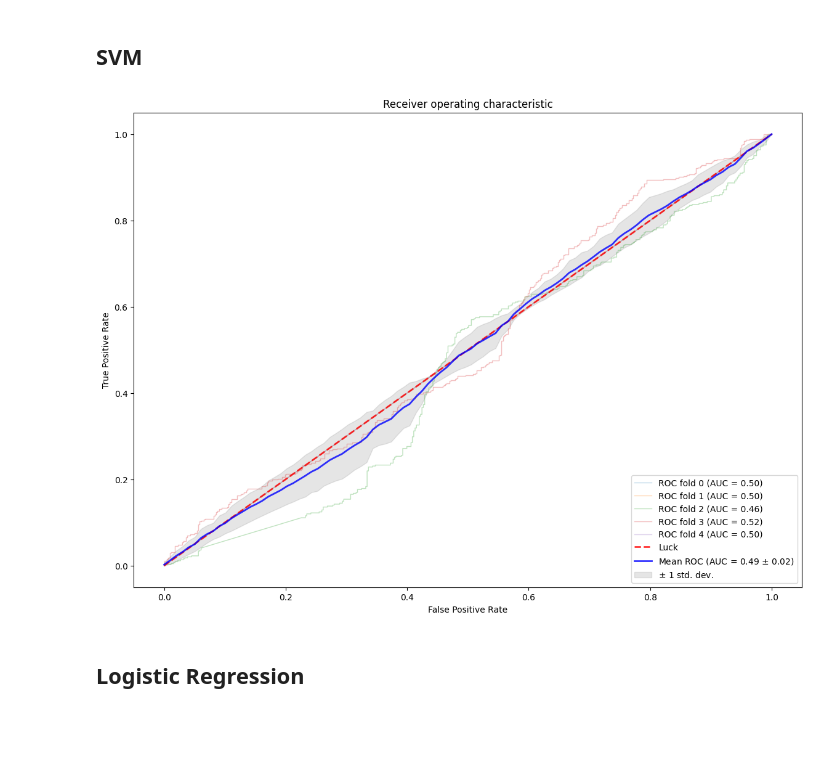
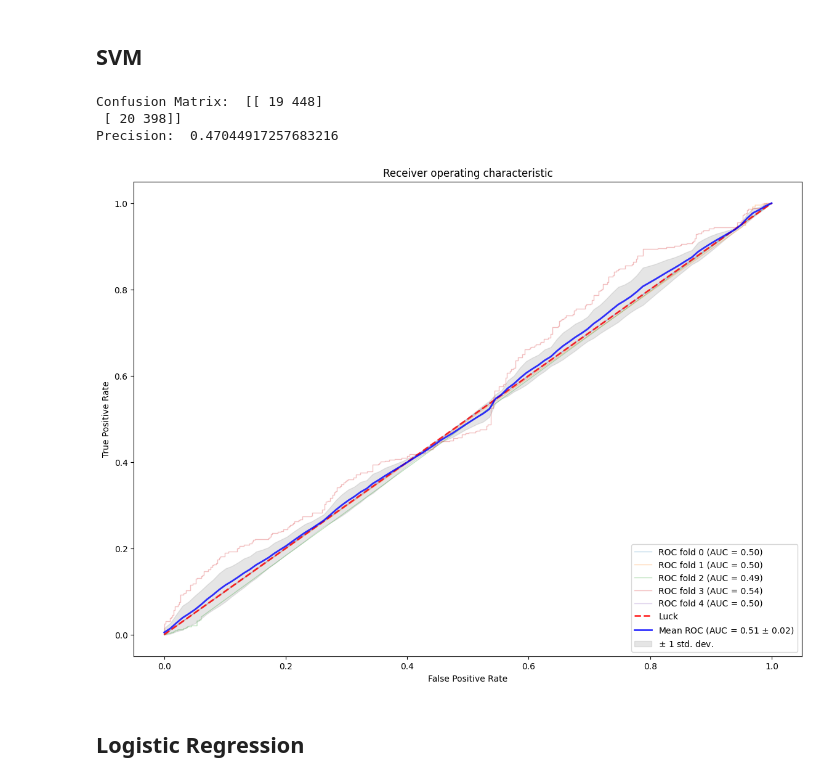
Before and after one commit to nscharrenberg/TAS-XAI, a Jupyter notebook: model_testing.ipynb, the cells around one changed output. Saved outputs shown, nothing was run; the diff lists cells and outputs as text; code cells hidden in the pictures; blank space fills up the shorter version.

```diff
--- a/model_testing.ipynb
+++ b/model_testing.ipynb
@@ -175,6 +187,23 @@ svm_classifier = SVC(random_state=RANDOM_SEED, probability=True)
-# %%
-svm_scores = train_and_show_auc(svm_classifier, features, target)
-# %% [output]
-[figure, removed]
+# %%
+# Train the model
+svm_classifier = SVC(random_state=RANDOM_SEED, probability=True)
+svm_classifier.fit(X_train, y_train)
+
+# Generate predictions using the XGBoost model
+svm_predictions= svm_classifier.predict(X_test)
+
+# Confusion Matrix
+cm = confusion_matrix(y_test, svm_predictions)
+precision = cm[1, 1] / (cm[1, 1] + cm[0, 1])
+
+print("Confusion Matrix: ",cm)
+print("Precision: ",precision)
+
+svm_scores = train_and_show_auc(svm_classifier, features, target)
+# %% [output]
+Confusion Matrix:  [[ 19 448]
+ [ 20 398]]
+Precision:  0.47044917257683216
+[figure, added]
 # %% [markdown]
 ## Logistic Regression
```
Also changed, not shown: parts of 16 cells of this notebook, 2 other files.
